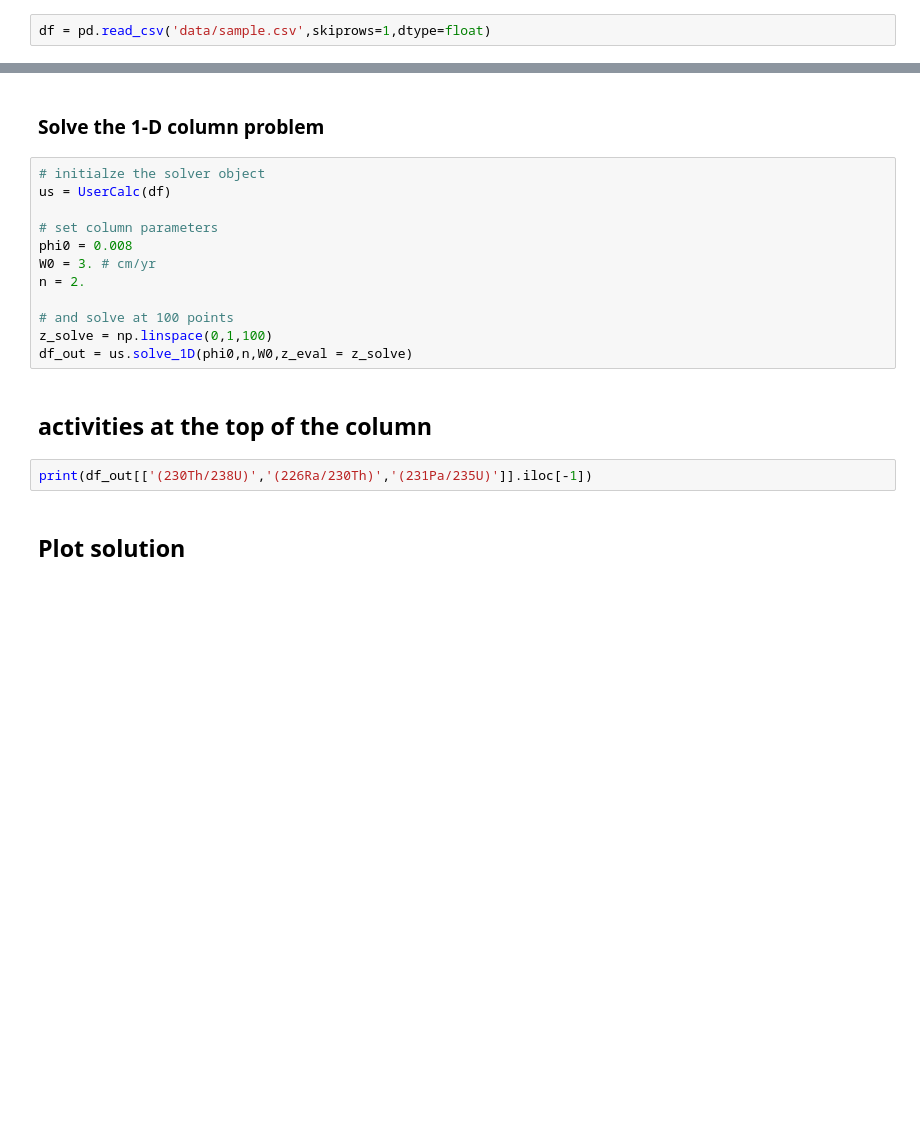
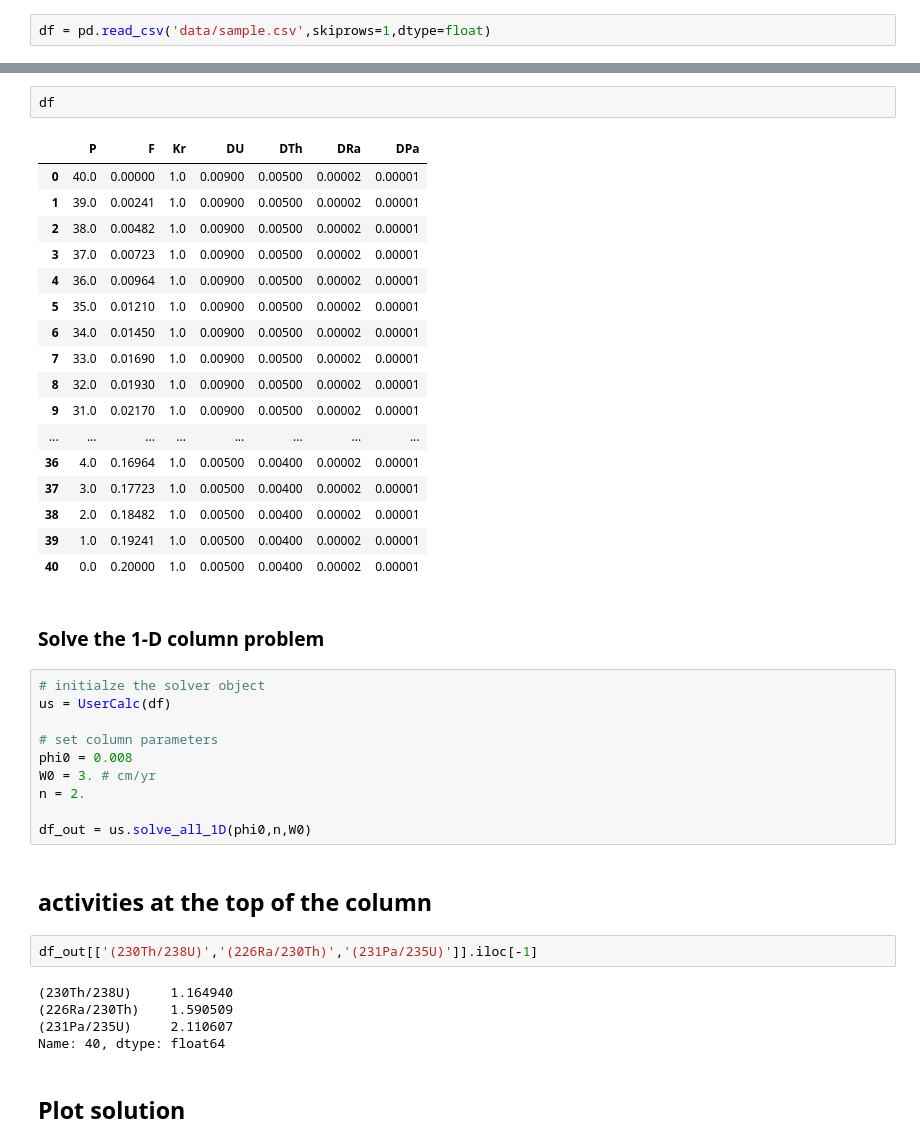
Before and after one commit to curvenote-submit/elkins2021, a Jupyter notebook: pyUsercalc.ipynb, the cells around one changed output, grey strips where cells are left out. Drawn from its saved outputs; the diff is of its cells as text; blank space fills up the shorter version.

```diff
--- a/pyUsercalc.ipynb
+++ b/pyUsercalc.ipynb
@@ -391,3 +476,23 @@ plot_inputs(df)
+# %%
+df
+# %% [output]
+|  | P | F | Kr | DU | DTh | DRa | DPa |
+| 0 | 40.0 | 0.00000 | 1.0 | 0.00900 | 0.00500 | 0.00002 | 0.00001 |
+| 1 | 39.0 | 0.00241 | 1.0 | 0.00900 | 0.00500 | 0.00002 | 0.00001 |
+| 2 | 38.0 | 0.00482 | 1.0 | 0.00900 | 0.00500 | 0.00002 | 0.00001 |
+| 3 | 37.0 | 0.00723 | 1.0 | 0.00900 | 0.00500 | 0.00002 | 0.00001 |
+| 4 | 36.0 | 0.00964 | 1.0 | 0.00900 | 0.00500 | 0.00002 | 0.00001 |
+| 5 | 35.0 | 0.01210 | 1.0 | 0.00900 | 0.00500 | 0.00002 | 0.00001 |
+| 6 | 34.0 | 0.01450 | 1.0 | 0.00900 | 0.00500 | 0.00002 | 0.00001 |
+| 7 | 33.0 | 0.01690 | 1.0 | 0.00900 | 0.00500 | 0.00002 | 0.00001 |
+| 8 | 32.0 | 0.01930 | 1.0 | 0.00900 | 0.00500 | 0.00002 | 0.00001 |
+| 9 | 31.0 | 0.02170 | 1.0 | 0.00900 | 0.00500 | 0.00002 | 0.00001 |
+| ... | ... | ... | ... | ... | ... | ... | ... |
+| 36 | 4.0 | 0.16964 | 1.0 | 0.00500 | 0.00400 | 0.00002 | 0.00001 |
+| 37 | 3.0 | 0.17723 | 1.0 | 0.00500 | 0.00400 | 0.00002 | 0.00001 |
+| 38 | 2.0 | 0.18482 | 1.0 | 0.00500 | 0.00400 | 0.00002 | 0.00001 |
+| 39 | 1.0 | 0.19241 | 1.0 | 0.00500 | 0.00400 | 0.00002 | 0.00001 |
+| 40 | 0.0 | 0.20000 | 1.0 | 0.00500 | 0.00400 | 0.00002 | 0.00001 |
 # %% [markdown]
 ### Solve the 1-D column problem
 # %%
@@ -399,13 +504,16 @@ phi0 = 0.008
 W0 = 3. # cm/yr
 n = 2.
 
-# and solve at 100 points
-z_solve = np.linspace(0,1,100)
-df_out = us.solve_1D(phi0,n,W0,z_eval = z_solve)
+df_out = us.solve_all_1D(phi0,n,W0)
 # %% [markdown]
 ## activities at the top of the column
 # %%
-print(df_out[['(230Th/238U)','(226Ra/230Th)','(231Pa/235U)']].iloc[-1])
+df_out[['(230Th/238U)','(226Ra/230Th)','(231Pa/235U)']].iloc[-1]
+# %% [output]
+(230Th/238U)     1.164940
+(226Ra/230Th)    1.590509
+(231Pa/235U)     2.110607
+Name: 40, dtype: float64
 # %% [markdown]
 ## Plot solution
 # %%
```
Also changed, not shown: parts of 8 cells of this notebook.
